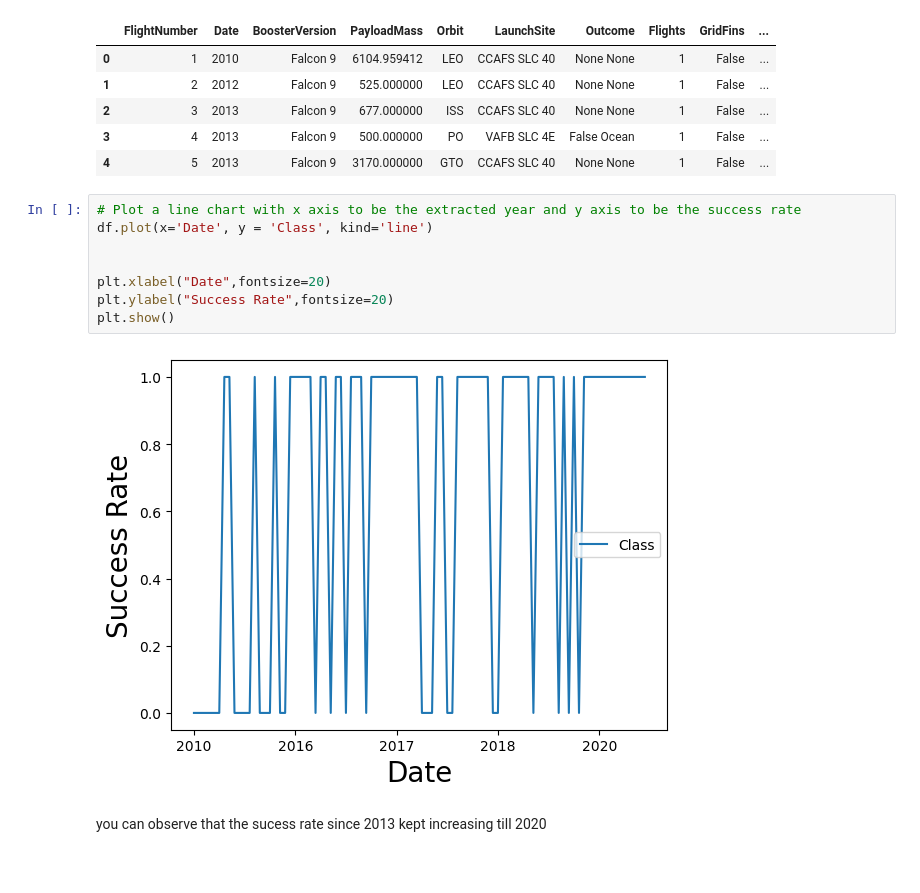
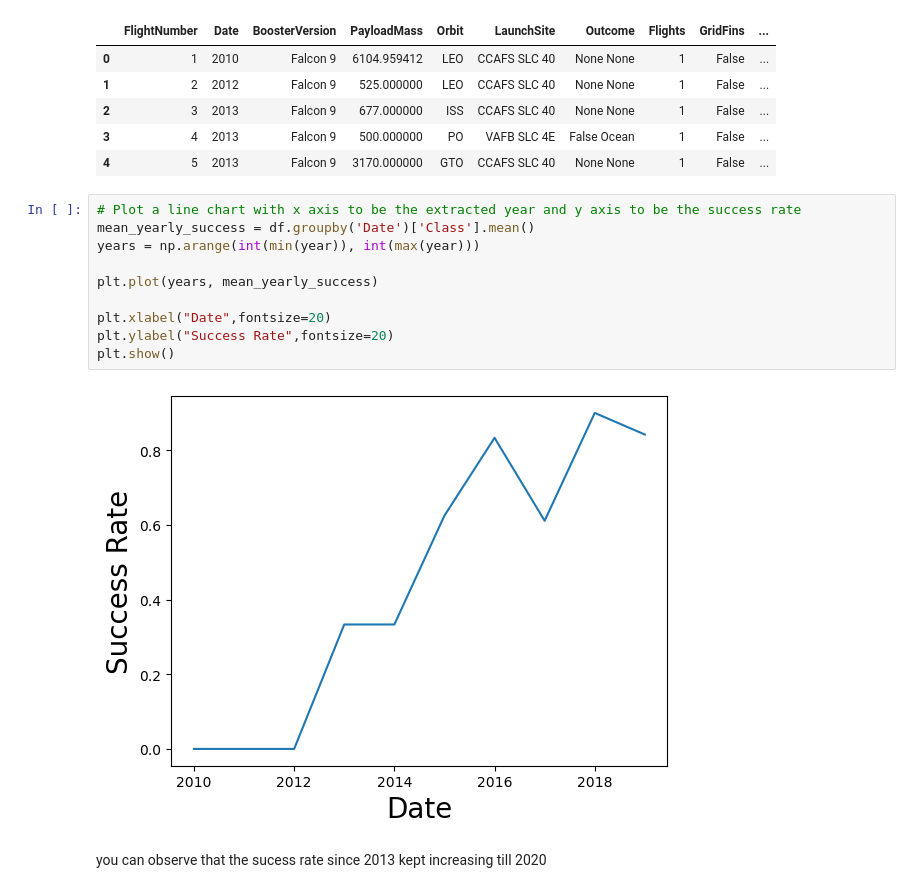
Before and after one commit to bejaflor66/applied-data-science-capstone, a Jupyter notebook: edadataviz.ipynb, the cells around one changed output. Saved outputs shown, nothing was run; the diff lists cells and outputs as text.

```diff
--- a/edadataviz.ipynb
+++ b/edadataviz.ipynb
@@ -192,14 +192,16 @@ df.head()
 | 4 | 5 | 2013 | Falcon 9 | 3170.000000 | GTO | CCAFS SLC 40 | None None | 1 | False | ... |
 # %%
 # Plot a line chart with x axis to be the extracted year and y axis to be the success rate
-df.plot(x='Date', y = 'Class', kind='line')
+mean_yearly_success = df.groupby('Date')['Class'].mean()
+years = np.arange(int(min(year)), int(max(year)))
 
+plt.plot(years, mean_yearly_success)
 
 plt.xlabel("Date",fontsize=20)
 plt.ylabel("Success Rate",fontsize=20)
 plt.show()
 # %% [output]
-[figure, old version]
+[figure, new version]
 # %% [markdown]
 you can observe that the sucess rate since 2013 kept increasing till 2020
 # %% [markdown]
```
